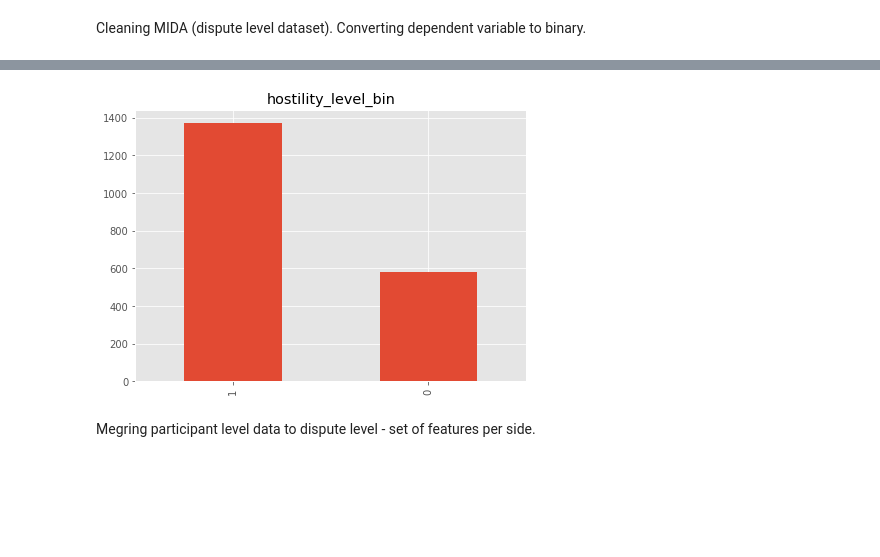
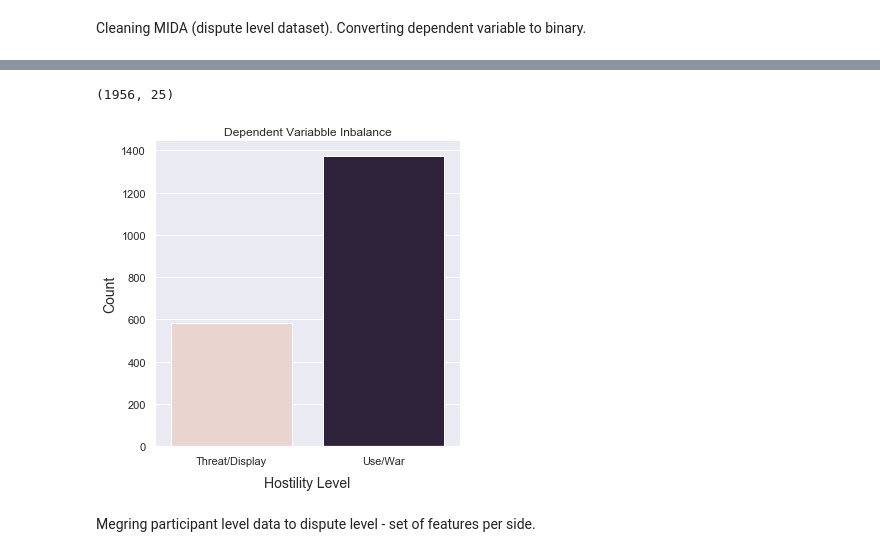
Before and after one commit to elena-du/Military-Interstate-Dispute-Analysis, a Jupyter notebook: II-Feature_Engineering_Participants_Economy.ipynb, the cells around one changed output, grey strips where cells are left out. Cells and saved outputs as stored; diff of their text form; code cells hidden in the pictures; blank space fills up the shorter version.

```diff
--- a/II-Feature_Engineering_Participants_Economy.ipynb
+++ b/II-Feature_Engineering_Participants_Economy.ipynb
@@ -289,0 +417,3 @@ mida.rename(columns={'dispnum3':'dispute_number_v3',
+# %%
+query = "SELECT * FROM mida;"
+mida = pd_sql.read_sql(query, connection)
@@ -311,16 +461,27 @@ mida['related_dispute_number_2'][mida['related_dispute_number_2']=='166W'] = np.
 #mida['related_dispute_number_2'] = mida['related_dispute_number_2'].astype(int)
 # %%
 mida.dropna(inplace=True)
+# %%
+mida.shape
+# %% [output]
+(1956, 25)
 # %%
 #dependent var into bin: use force in dispute
 mida['hostility_level'].replace(to_replace=2,value=0, inplace=True)
 mida['hostility_level'].replace(to_replace=3,value=0, inplace=True)
 mida['hostility_level'].replace(to_replace=4,value=1, inplace=True)
 mida['hostility_level'].replace(to_replace=5,value=1, inplace=True)
-# %%
-ax = mida['hostility_level'].value_counts().plot(kind='bar', figsize=(7,5), title='hostility_level_bin')
-# %% [output]
-[figure, removed]
+# %%
+#ax = mida['hostility_level'].value_counts().plot(kind='bar', figsize=(7,5), title='Hostility Level to Binary Variable')
+#plt.bar(mida['hostility_level'].unique(), height = mida['hostility_level'])
+
+sns.catplot(x='hostility_level', kind='count', palette='ch:15', data = mida)
+plt.xlabel('Hostility Level', fontsize=14, labelpad=10)
+plt.ylabel('Count',fontsize=14)
+plt.title('Dependent Variabble Inbalance')
+plt.xticks(np.arange(2), labels = ('Threat/Display', 'Use/War'));
+# %% [output]
+[figure, added]
 # %% [markdown]
 Megring participant level data to dispute level - set of features per side.
 # %%
```
Also changed, not shown: parts of 96 cells of this notebook, 11 other files.
